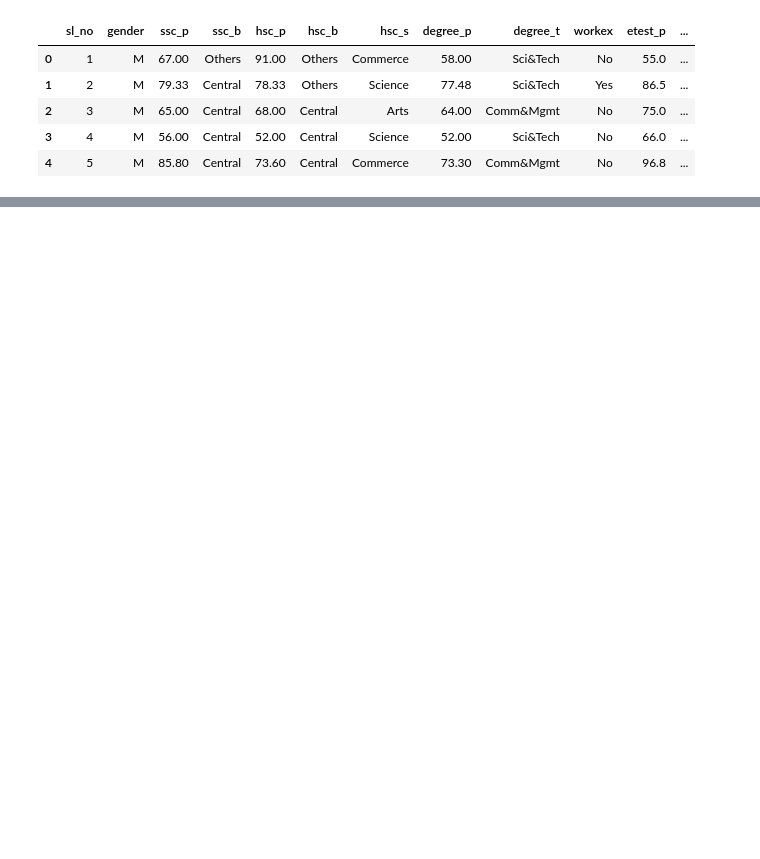
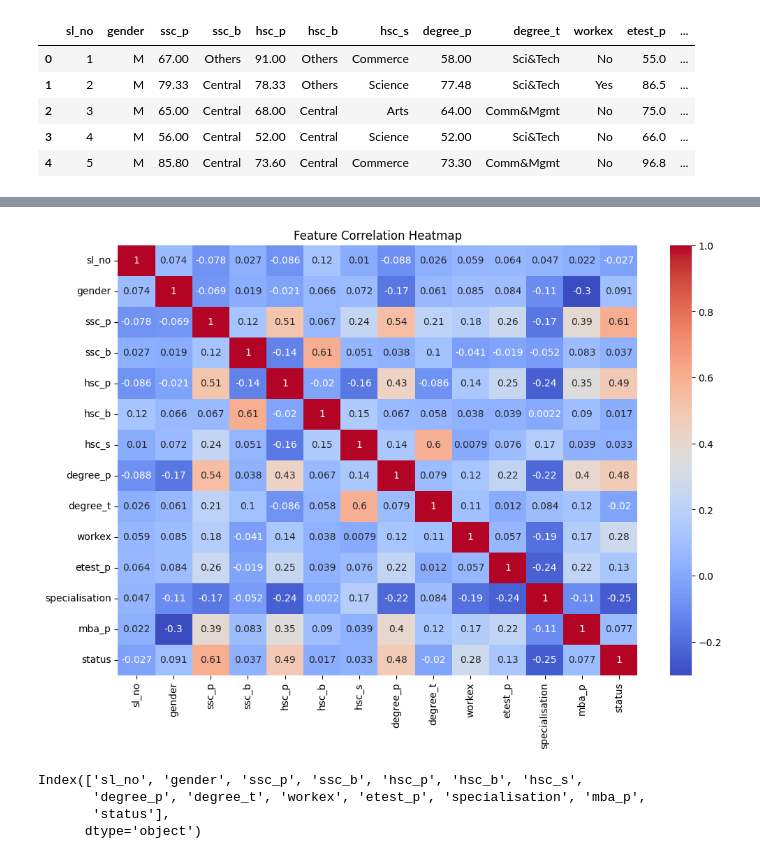
Before and after one commit to agnel010/Placement-Career-System, a Jupyter notebook: notebooks/01_eda.ipynb, the cells around one changed output, grey strips where cells are left out. Drawn from its saved outputs; the diff is of its cells as text; code cells hidden in the pictures; blank space fills up the shorter version.

```diff
--- a/notebooks/01_eda.ipynb
+++ b/notebooks/01_eda.ipynb
@@ -11,0 +101,15 @@ df.head()
+# %%
+df_encoded = df.copy()
+
+from sklearn.preprocessing import LabelEncoder
+le = LabelEncoder()
+
+for col in df_encoded.select_dtypes(include='object'):
+    df_encoded[col] = le.fit_transform(df_encoded[col])
+# %%
+plt.figure(figsize=(12,8))
+sns.heatmap(df_encoded.corr(), annot=True, cmap='coolwarm')
+plt.title("Feature Correlation Heatmap")
+plt.show()
+# %% [output]
+[figure, added]
@@ -11,0 +119,7 @@ df.head()
+# %%
+df.columns
+# %% [output]
+Index(['sl_no', 'gender', 'ssc_p', 'ssc_b', 'hsc_p', 'hsc_b', 'hsc_s',
+       'degree_p', 'degree_t', 'workex', 'etest_p', 'specialisation', 'mba_p',
+       'status'],
+      dtype='object')
```
Also changed, not shown: parts of 18 cells of this notebook, 4 other files.
